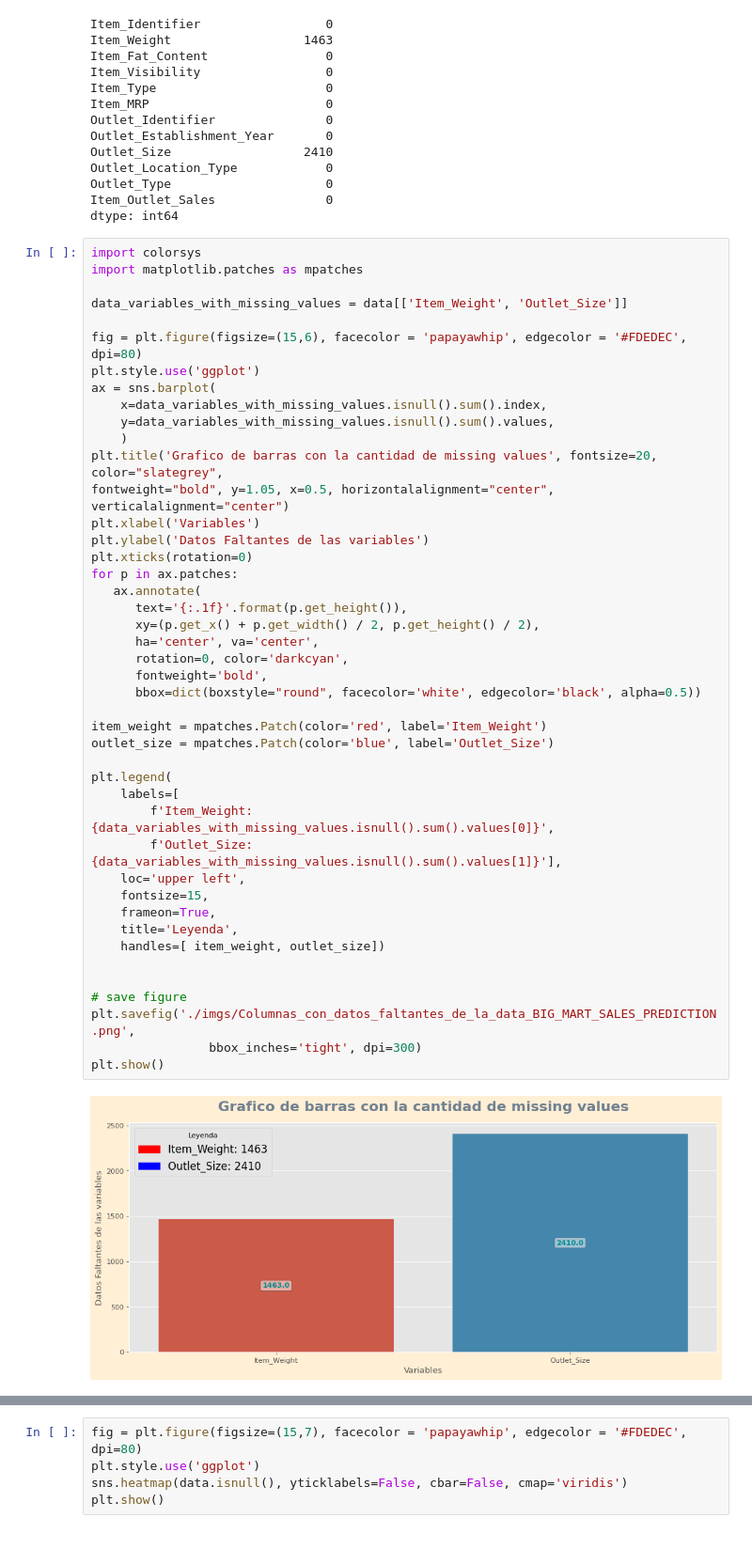
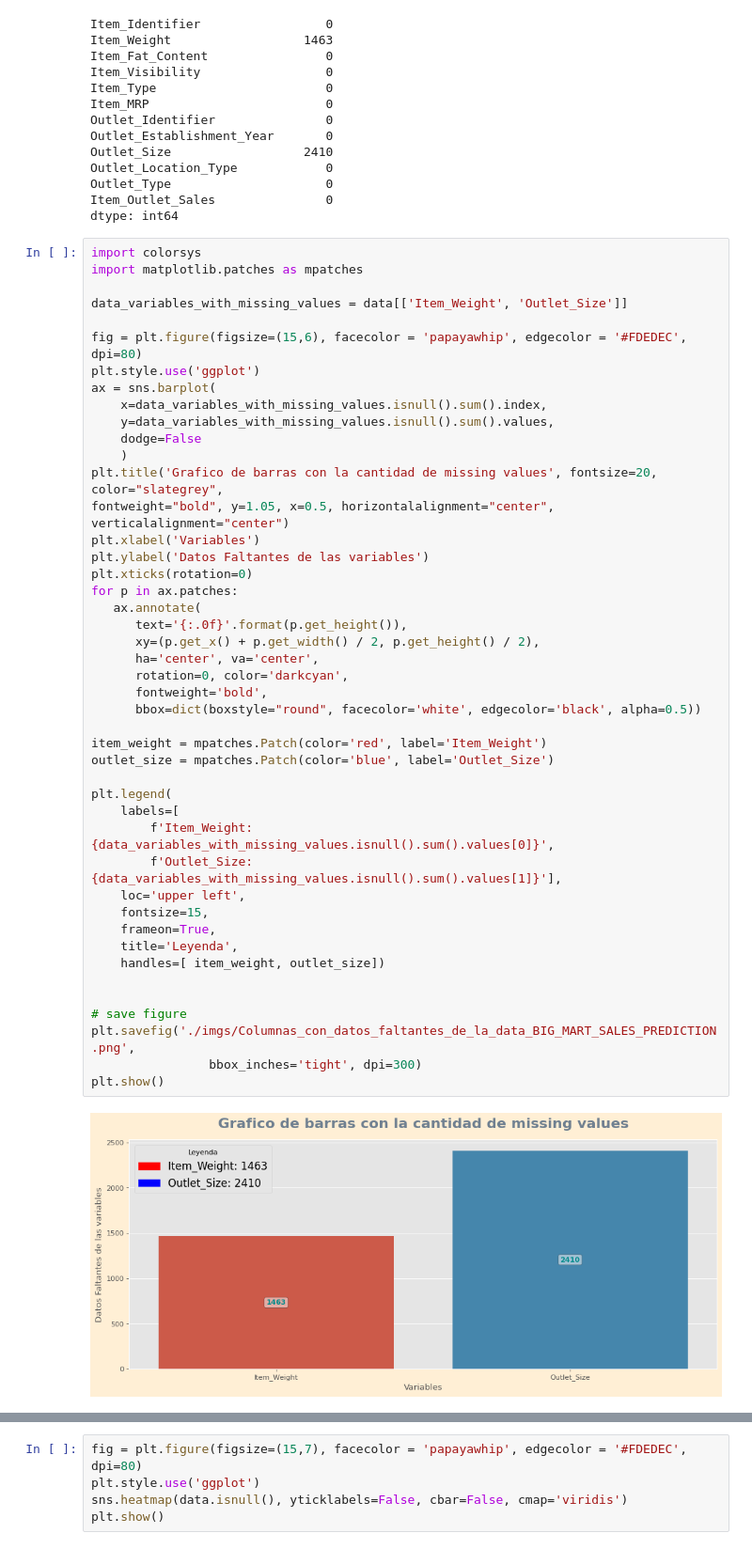
Before and after one commit to joelbarranteswins/Specialization_Final_Exam, a Jupyter notebook: Pregunta 3.ipynb, the cells around one changed output, grey strips where cells are left out. Shown at 94% size. Drawn from its saved outputs; the diff is of its cells as text.

```diff
--- a/Pregunta 3.ipynb
+++ b/Pregunta 3.ipynb
@@ -47,38 +59,39 @@ plt.style.use('ggplot')
 ax = sns.barplot(
     x=data_variables_with_missing_values.isnull().sum().index,
     y=data_variables_with_missing_values.isnull().sum().values,
+    dodge=False
     )
 plt.title('Grafico de barras con la cantidad de missing values', fontsize=20, color="slategrey",
 fontweight="bold", y=1.05, x=0.5, horizontalalignment="center", verticalalignment="center")
 plt.xlabel('Variables')
 plt.ylabel('Datos Faltantes de las variables')
 plt.xticks(rotation=0)
 for p in ax.patches:
    ax.annotate(
-      text='{:.1f}'.format(p.get_height()),
+      text='{:.0f}'.format(p.get_height()),
       xy=(p.get_x() + p.get_width() / 2, p.get_height() / 2),
       ha='center', va='center',
       rotation=0, color='darkcyan',
       fontweight='bold',
       bbox=dict(boxstyle="round", facecolor='white', edgecolor='black', alpha=0.5))
 
 item_weight = mpatches.Patch(color='red', label='Item_Weight')
 outlet_size = mpatches.Patch(color='blue', label='Outlet_Size')
 
 plt.legend(
     labels=[
         f'Item_Weight: {data_variables_with_missing_values.isnull().sum().values[0]}',
         f'Outlet_Size: {data_variables_with_missing_values.isnull().sum().values[1]}'],
     loc='upper left',
     fontsize=15,
     frameon=True,
     title='Leyenda',
     handles=[ item_weight, outlet_size])
 
 
 # save figure
 plt.savefig('./imgs/Columnas_con_datos_faltantes_de_la_data_BIG_MART_SALES_PREDICTION.png',
                 bbox_inches='tight', dpi=300)
 plt.show()
 # %% [output]
-[figure, old version]
+[figure, new version]
```
Also changed, not shown: parts of 50 cells of this notebook, 3 other files.
